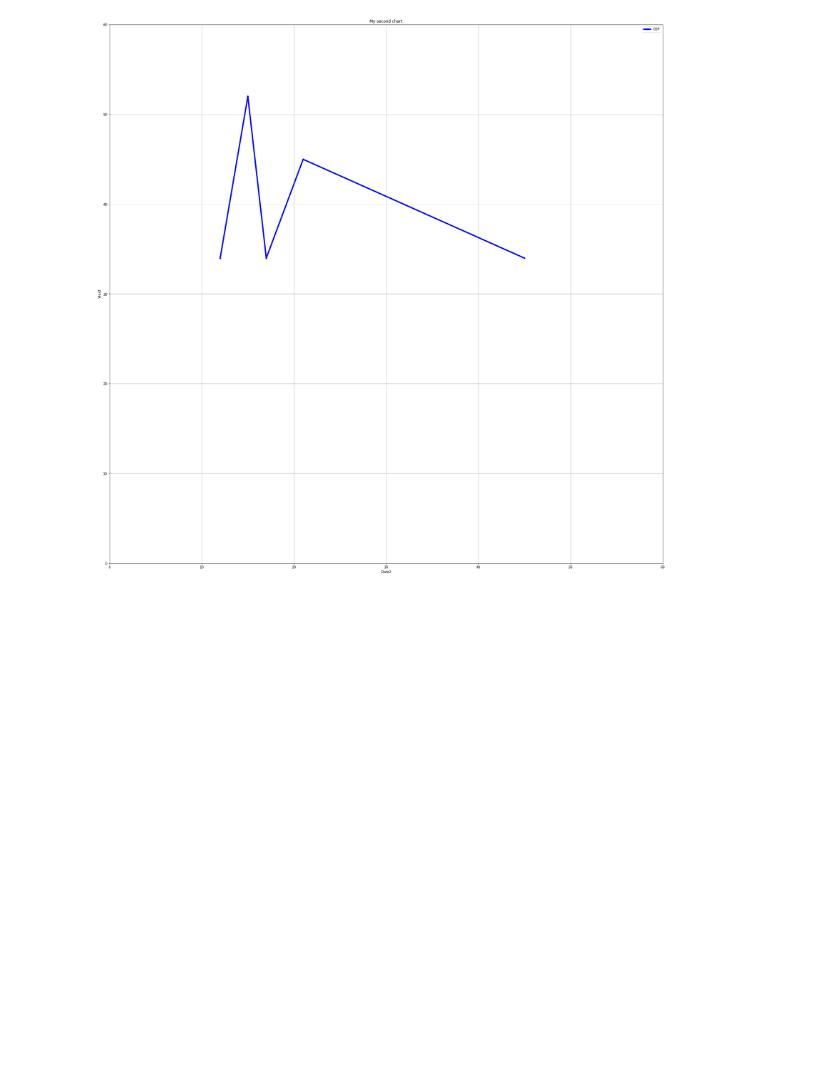
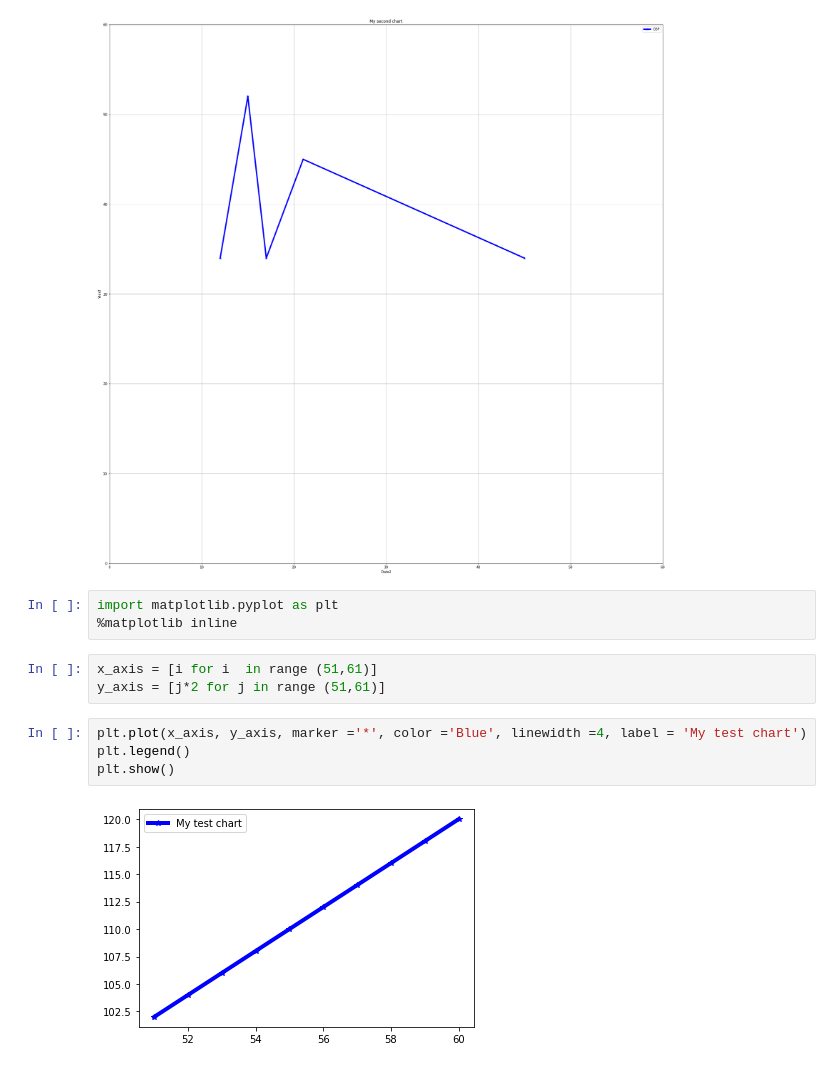
Before and after one commit to Govind-Patwal/My_Testing_Corner_at_GitHub, a Jupyter notebook: UofT_Bootcamp/UofT_Bootcamp_PostGrad/Round1/Module5_Matplotlib/Untitled.ipynb, the cells around one changed output. Drawn from its saved outputs; the diff is of its cells as text; blank space fills up the shorter version.

```diff
--- a/UofT_Bootcamp/UofT_Bootcamp_PostGrad/Round1/Module5_Matplotlib/Untitled.ipynb
+++ b/UofT_Bootcamp/UofT_Bootcamp_PostGrad/Round1/Module5_Matplotlib/Untitled.ipynb
@@ -48,3 +48,15 @@ plt.savefig('my_image2.png')
 plt.show()
 # %% [output]
 [figure]
+# %%
+import matplotlib.pyplot as plt
+%matplotlib inline
+# %%
+x_axis = [i for i  in range (51,61)]
+y_axis = [j*2 for j in range (51,61)]
+# %%
+plt.plot(x_axis, y_axis, marker ='*', color ='Blue', linewidth =4, label = 'My test chart')
+plt.legend()
+plt.show()
+# %% [output]
+[figure, added]
```
Also changed, not shown: 1 other file.
